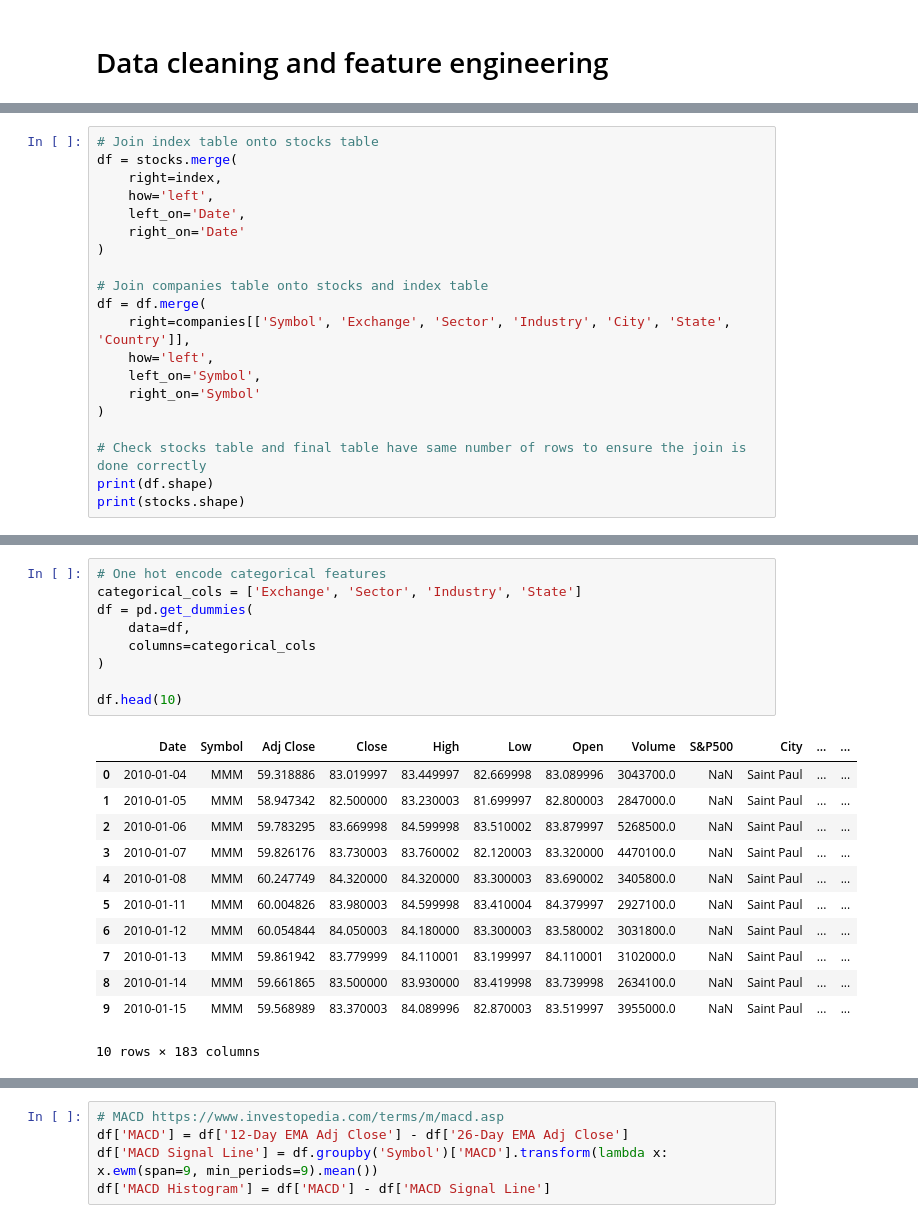
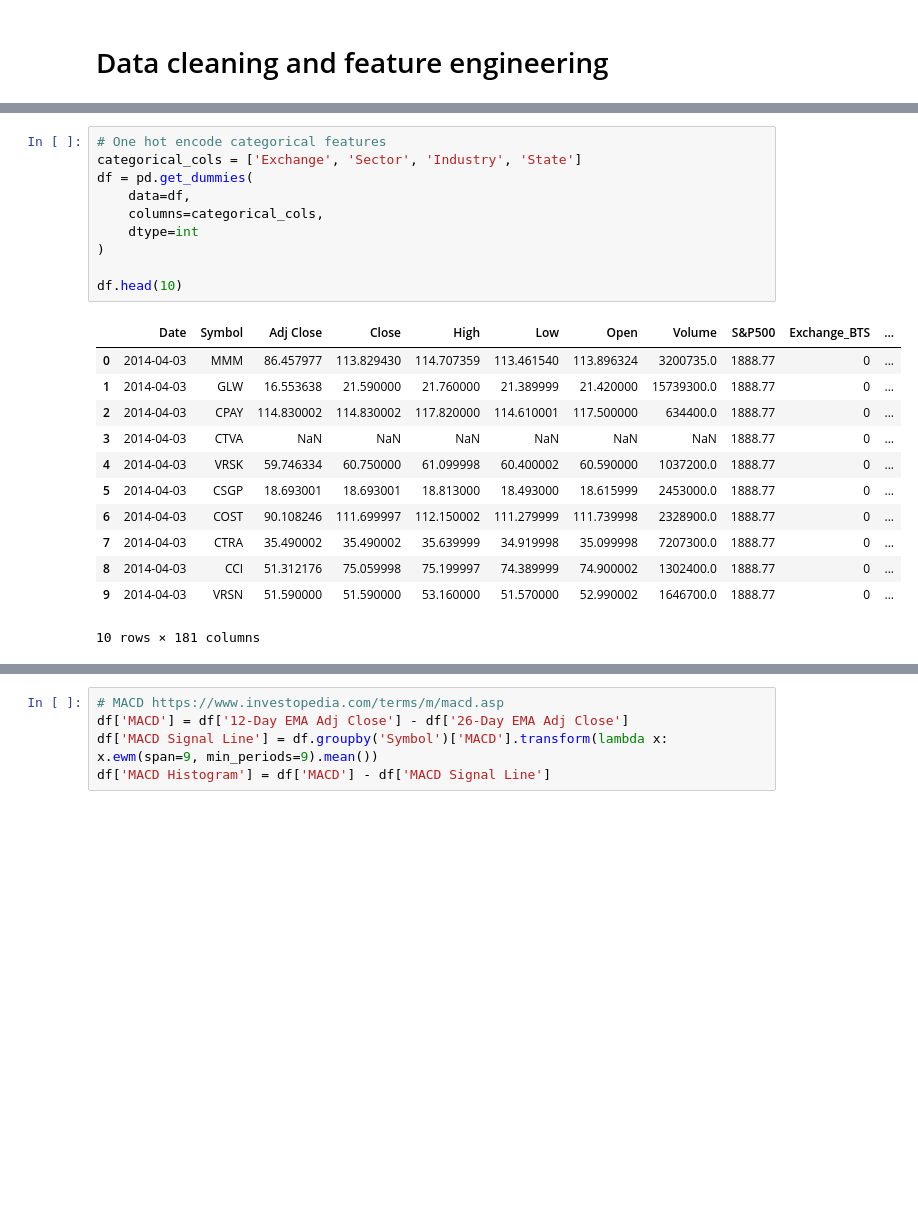
Before and after one commit to ed-churchill/ibm-ml-certificate, a Jupyter notebook: ibm-ml-certificate-classification-final-project.ipynb, the cells around one changed output, grey strips where cells are left out. Saved outputs shown, nothing was run; the diff lists cells and outputs as text; blank space fills up the shorter version.

```diff
--- a/ibm-ml-certificate-classification-final-project.ipynb
+++ b/ibm-ml-certificate-classification-final-project.ipynb
@@ -203,23 +221,3 @@ We then have added MACD. Note when MACD crosses above the signal line, we often
 Another possible signal could be some sort of short term average minus long term average but normalised for volatility in the averages. For example, we could normalise MACD for volatility as outlined here using the ATR (Average True Range) as a measure of volatility. This indicator is called MACD-V and we plot it in the same way as MACD.
 
 FINALLY, WE DROP UNECESSARY COLUMNS AND THEN WE CAN MOVE ONTO BUILDING THE MODELS.
-# %%
-# Join index table onto stocks table
-df = stocks.merge(
-    right=index,
-    how='left',
-    left_on='Date',
-    right_on='Date'
-)
-
-# Join companies table onto stocks and index table
-df = df.merge(
-    right=companies[['Symbol', 'Exchange', 'Sector', 'Industry', 'City', 'State', 'Country']],
-    how='left',
-    left_on='Symbol',
-    right_on='Symbol'
-)
-
-# Check stocks table and final table have same number of rows to ensure the join is done correctly
-print(df.shape)
-print(stocks.shape)
@@ -238,22 +224,23 @@ df.head(5)
 # %%
 # One hot encode categorical features
 categorical_cols = ['Exchange', 'Sector', 'Industry', 'State']
 df = pd.get_dummies(
     data=df,
-    columns=categorical_cols
+    columns=categorical_cols,
+    dtype=int
 )
 
 df.head(10)
 # %% [output]
-|  | Date | Symbol | Adj Close | Close | High | Low | Open | Volume | S&P500 | City | ... | ... |
-| 0 | 2010-01-04 | MMM | 59.318886 | 83.019997 | 83.449997 | 82.669998 | 83.089996 | 3043700.0 | NaN | Saint Paul | ... | ... |
-| 1 | 2010-01-05 | MMM | 58.947342 | 82.500000 | 83.230003 | 81.699997 | 82.800003 | 2847000.0 | NaN | Saint Paul | ... | ... |
-| 2 | 2010-01-06 | MMM | 59.783295 | 83.669998 | 84.599998 | 83.510002 | 83.879997 | 5268500.0 | NaN | Saint Paul | ... | ... |
-| 3 | 2010-01-07 | MMM | 59.826176 | 83.730003 | 83.760002 | 82.120003 | 83.320000 | 4470100.0 | NaN | Saint Paul | ... | ... |
-| 4 | 2010-01-08 | MMM | 60.247749 | 84.320000 | 84.320000 | 83.300003 | 83.690002 | 3405800.0 | NaN | Saint Paul | ... | ... |
-| 5 | 2010-01-11 | MMM | 60.004826 | 83.980003 | 84.599998 | 83.410004 | 84.379997 | 2927100.0 | NaN | Saint Paul | ... | ... |
-| 6 | 2010-01-12 | MMM | 60.054844 | 84.050003 | 84.180000 | 83.300003 | 83.580002 | 3031800.0 | NaN | Saint Paul | ... | ... |
-| 7 | 2010-01-13 | MMM | 59.861942 | 83.779999 | 84.110001 | 83.199997 | 84.110001 | 3102000.0 | NaN | Saint Paul | ... | ... |
-| 8 | 2010-01-14 | MMM | 59.661865 | 83.500000 | 83.930000 | 83.419998 | 83.739998 | 2634100.0 | NaN | Saint Paul | ... | ... |
-| 9 | 2010-01-15 | MMM | 59.568989 | 83.370003 | 84.089996 | 82.870003 | 83.519997 | 3955000.0 | NaN | Saint Paul | ... | ... |
+|  | Date | Symbol | Adj Close | Close | High | Low | Open | Volume | S&P500 | Exchange_BTS | ... |
+| 0 | 2014-04-03 | MMM | 86.457977 | 113.829430 | 114.707359 | 113.461540 | 113.896324 | 3200735.0 | 1888.77 | 0 | ... |
+| 1 | 2014-04-03 | GLW | 16.553638 | 21.590000 | 21.760000 | 21.389999 | 21.420000 | 15739300.0 | 1888.77 | 0 | ... |
+| 2 | 2014-04-03 | CPAY | 114.830002 | 114.830002 | 117.820000 | 114.610001 | 117.500000 | 634400.0 | 1888.77 | 0 | ... |
+| 3 | 2014-04-03 | CTVA | NaN | NaN | NaN | NaN | NaN | NaN | 1888.77 | 0 | ... |
+| 4 | 2014-04-03 | VRSK | 59.746334 | 60.750000 | 61.099998 | 60.400002 | 60.590000 | 1037200.0 | 1888.77 | 0 | ... |
+| 5 | 2014-04-03 | CSGP | 18.693001 | 18.693001 | 18.813000 | 18.493000 | 18.615999 | 2453000.0 | 1888.77 | 0 | ... |
+| 6 | 2014-04-03 | COST | 90.108246 | 111.699997 | 112.150002 | 111.279999 | 111.739998 | 2328900.0 | 1888.77 | 0 | ... |
+| 7 | 2014-04-03 | CTRA | 35.490002 | 35.490002 | 35.639999 | 34.919998 | 35.099998 | 7207300.0 | 1888.77 | 0 | ... |
+| 8 | 2014-04-03 | CCI | 51.312176 | 75.059998 | 75.199997 | 74.389999 | 74.900002 | 1302400.0 | 1888.77 | 0 | ... |
+| 9 | 2014-04-03 | VRSN | 51.590000 | 51.590000 | 53.160000 | 51.570000 | 52.990002 | 1646700.0 | 1888.77 | 0 | ... |
-10 rows × 183 columns
+10 rows × 181 columns
```
Also changed, not shown: parts of 31 cells of this notebook.
